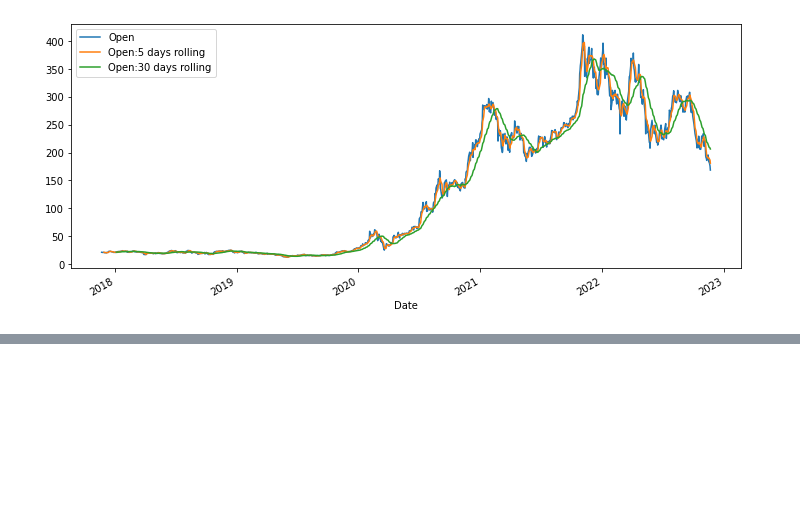
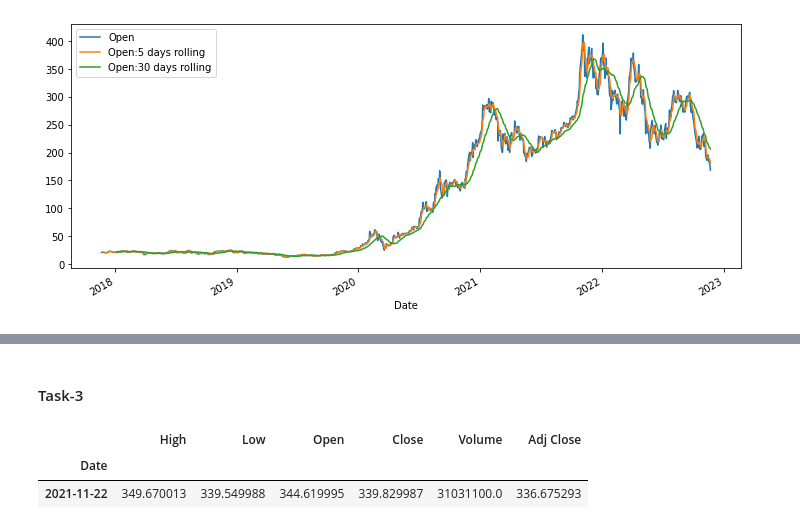
Before and after one commit to sinchan-s/time-series-analysis, a Jupyter notebook: tsa-eda.ipynb, the cells around one changed output, grey strips where cells are left out. Cells and saved outputs as stored; diff of their text form; code cells hidden in the pictures; blank space fills up the shorter version.

```diff
--- a/tsa-eda.ipynb
+++ b/tsa-eda.ipynb
@@ -358,0 +385,8 @@ df_tsla[['Open', 'Open:5 days rolling', 'Open:30 days rolling']].plot(figsize=(1
+# %% [markdown]
+#### Task-3
+# %%
+df_msft.loc[df_msft['High'] == df_msft['High'].max()]
+# %% [output]
+|  | High | Low | Open | Close | Volume | Adj Close |
+| Date |  |  |  |  |  |  |
+| 2021-11-22 | 349.670013 | 339.549988 | 344.619995 | 339.829987 | 31031100.0 | 336.675293 |
```
Also changed, not shown: parts of 8 cells of this notebook.
